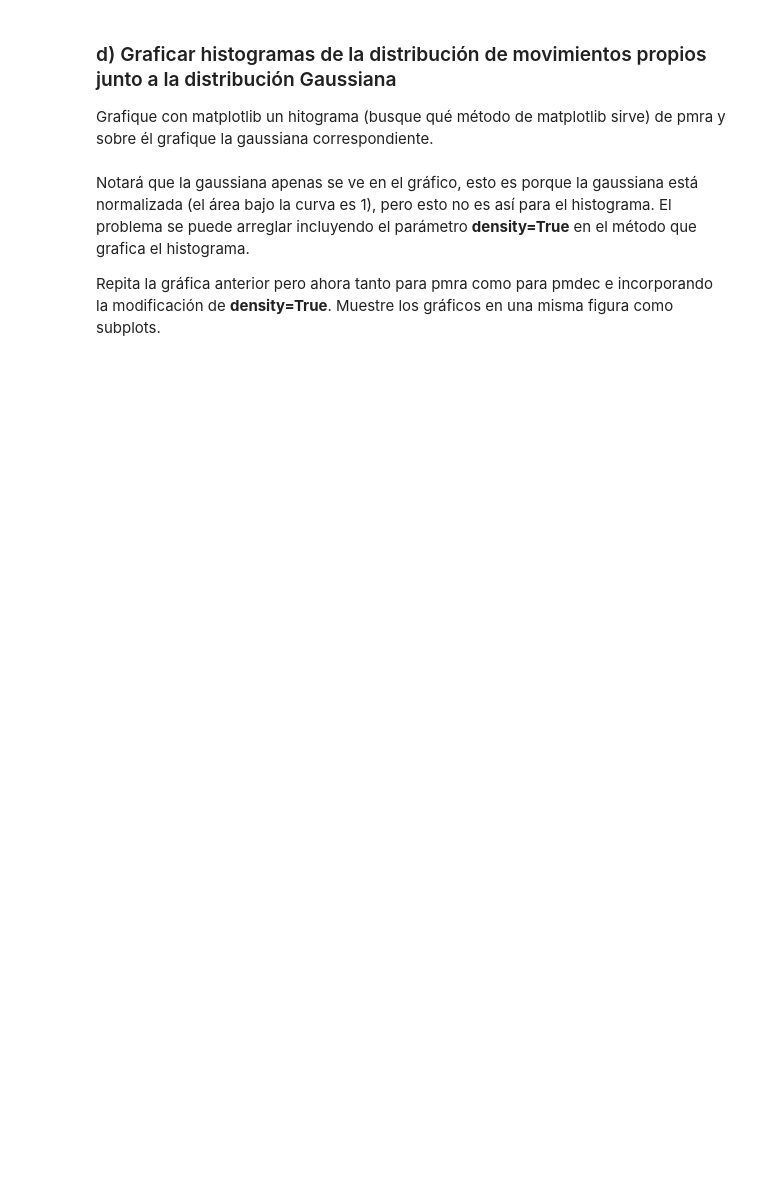
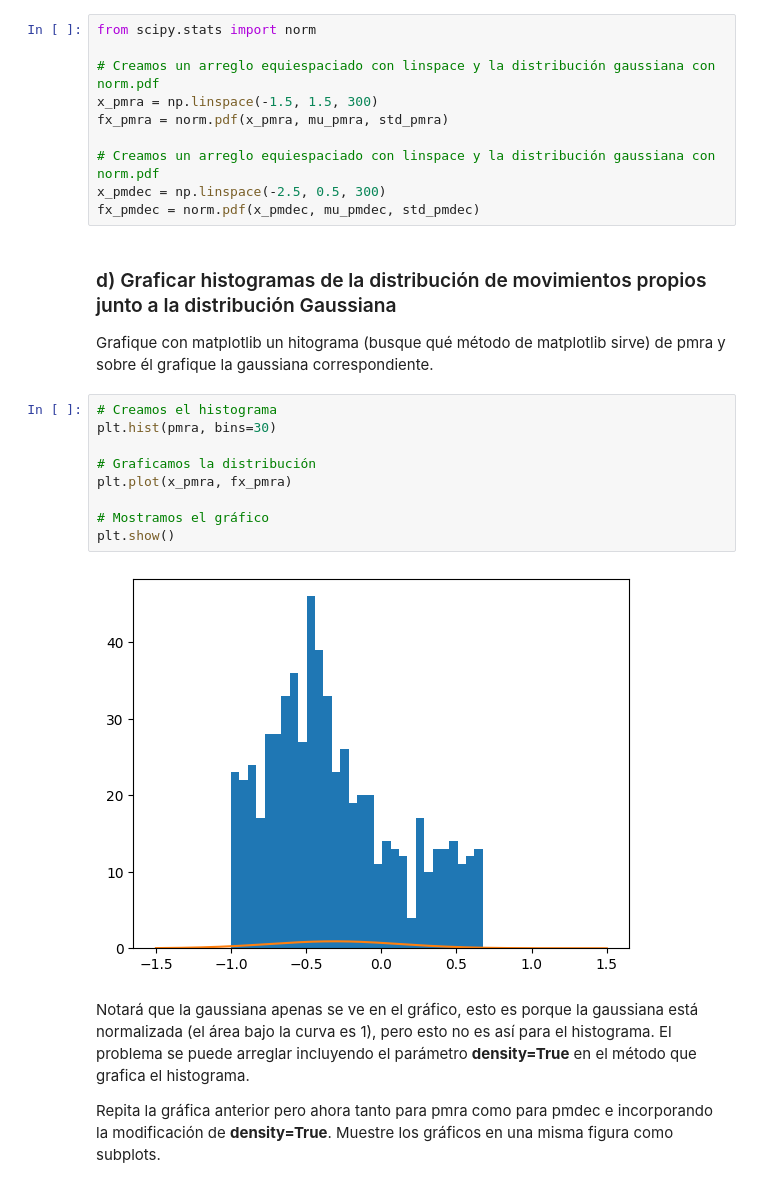
Before and after one commit to vicentemaartinez/Tarea-2, a Jupyter notebook: Tarea2.ipynb, the cells around one changed output. Drawn from its saved outputs; the diff is of its cells as text; blank space fills up the shorter version.

```diff
--- a/Tarea2.ipynb
+++ b/Tarea2.ipynb
@@ -96,7 +135,28 @@ fx_pmdec =
+# %%
+from scipy.stats import norm
+
+# Creamos un arreglo equiespaciado con linspace y la distribución gaussiana con norm.pdf
+x_pmra = np.linspace(-1.5, 1.5, 300)
+fx_pmra = norm.pdf(x_pmra, mu_pmra, std_pmra)
+
+# Creamos un arreglo equiespaciado con linspace y la distribución gaussiana con norm.pdf
+x_pmdec = np.linspace(-2.5, 0.5, 300)
+fx_pmdec = norm.pdf(x_pmdec, mu_pmdec, std_pmdec)
 # %% [markdown]
 ### d) Graficar histogramas de la distribución de movimientos propios junto a la distribución Gaussiana
 
 Grafique con matplotlib un hitograma (busque qué método de matplotlib sirve) de pmra y sobre él grafique la gaussiana correspondiente.
+# %%
+# Creamos el histograma
+plt.hist(pmra, bins=30)
+
+# Graficamos la distribución
+plt.plot(x_pmra, fx_pmra)
+
+# Mostramos el gráfico
+plt.show()
+# %% [output]
+[figure, added]
 # %% [markdown]
 Notará que la gaussiana apenas se ve en el gráfico, esto es porque la gaussiana está normalizada (el área bajo la curva es 1), pero esto no es así para el histograma. El problema se puede arreglar incluyendo el parámetro **density=True** en el método que grafica el histograma.
 
```
Also changed, not shown: parts of 34 cells of this notebook.
